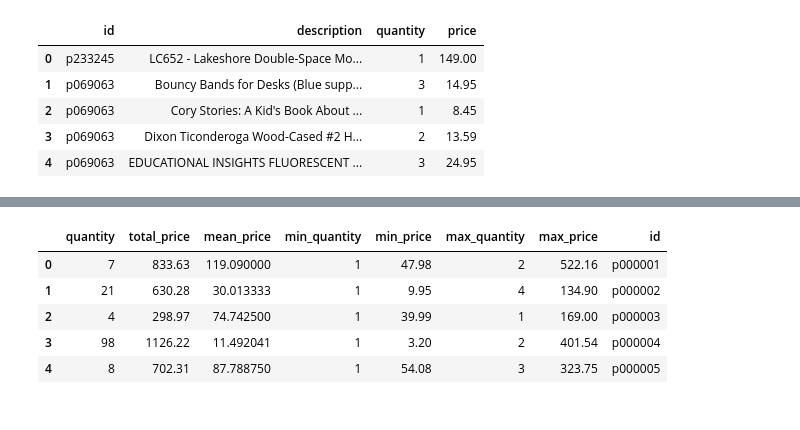
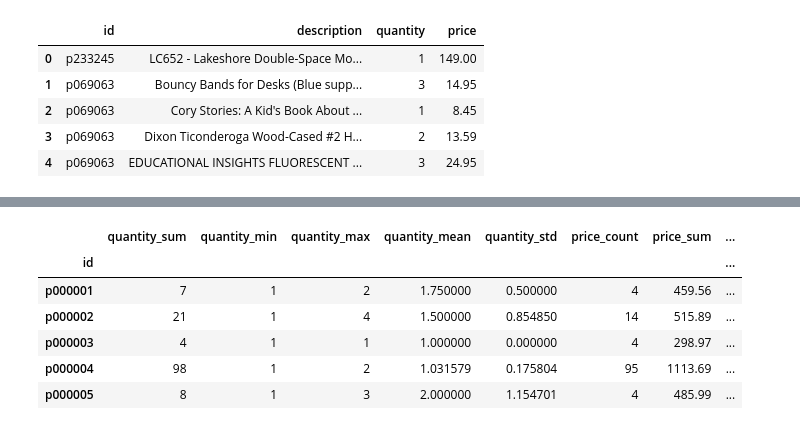
Before and after one commit to matthewcassi/kaggle_competitions, a Jupyter notebook: donors_choose/resources.ipynb, the cells around one changed output, grey strips where cells are left out. Saved outputs shown, nothing was run; the diff lists cells and outputs as text; code cells hidden in the pictures.

```diff
--- a/donors_choose/resources.ipynb
+++ b/donors_choose/resources.ipynb
@@ -35,0 +68,2 @@ total_resources = pd.DataFrame(resources.groupby('id')['quantity','total_price']
+# %%
+desc = pd.DataFrame(resources.groupby('id')['description'].agg(lambda col: ' '.join(col.astype(str))))
@@ -35,0 +92,2 @@ total_resources = pd.DataFrame(resources.groupby('id')['quantity','total_price']
+# %%
+desc['description'] = desc['description'].str.lower()
@@ -36 +194,3 @@ total_resources = pd.DataFrame(resources.groupby('id')['quantity','total_price']
+# %%
+desc['description'] = desc['description'].str.replace(r'[^a-zA-Z ]+', '')
 # %%
@@ -79,9 +206,12 @@ resources_more = resources_more.reset_index(drop=True)
+# %%
+res = res.merge(desc, how='left', left_index=True, right_index=True)
 # %%
-resources_more.head()
+res.head()
 # %% [output]
-|  | quantity | total_price | mean_price | min_quantity | min_price | max_quantity | max_price | id |
-| 0 | 7 | 833.63 | 119.090000 | 1 | 47.98 | 2 | 522.16 | p000001 |
-| 1 | 21 | 630.28 | 30.013333 | 1 | 9.95 | 4 | 134.90 | p000002 |
-| 2 | 4 | 298.97 | 74.742500 | 1 | 39.99 | 1 | 169.00 | p000003 |
-| 3 | 98 | 1126.22 | 11.492041 | 1 | 3.20 | 2 | 401.54 | p000004 |
-| 4 | 8 | 702.31 | 87.788750 | 1 | 54.08 | 3 | 323.75 | p000005 |
+|  | quantity_sum | quantity_min | quantity_max | quantity_mean | quantity_std | price_count | price_sum | ... |
+| id |  |  |  |  |  |  |  | ... |
+| p000001 | 7 | 1 | 2 | 1.750000 | 0.500000 | 4 | 459.56 | ... |
+| p000002 | 21 | 1 | 4 | 1.500000 | 0.854850 | 14 | 515.89 | ... |
+| p000003 | 4 | 1 | 1 | 1.000000 | 0.000000 | 4 | 298.97 | ... |
+| p000004 | 98 | 1 | 2 | 1.031579 | 0.175804 | 95 | 1113.69 | ... |
+| p000005 | 8 | 1 | 3 | 2.000000 | 1.154701 | 4 | 485.99 | ... |
```
Also changed, not shown: parts of 21 cells of this notebook, 6 other files.
